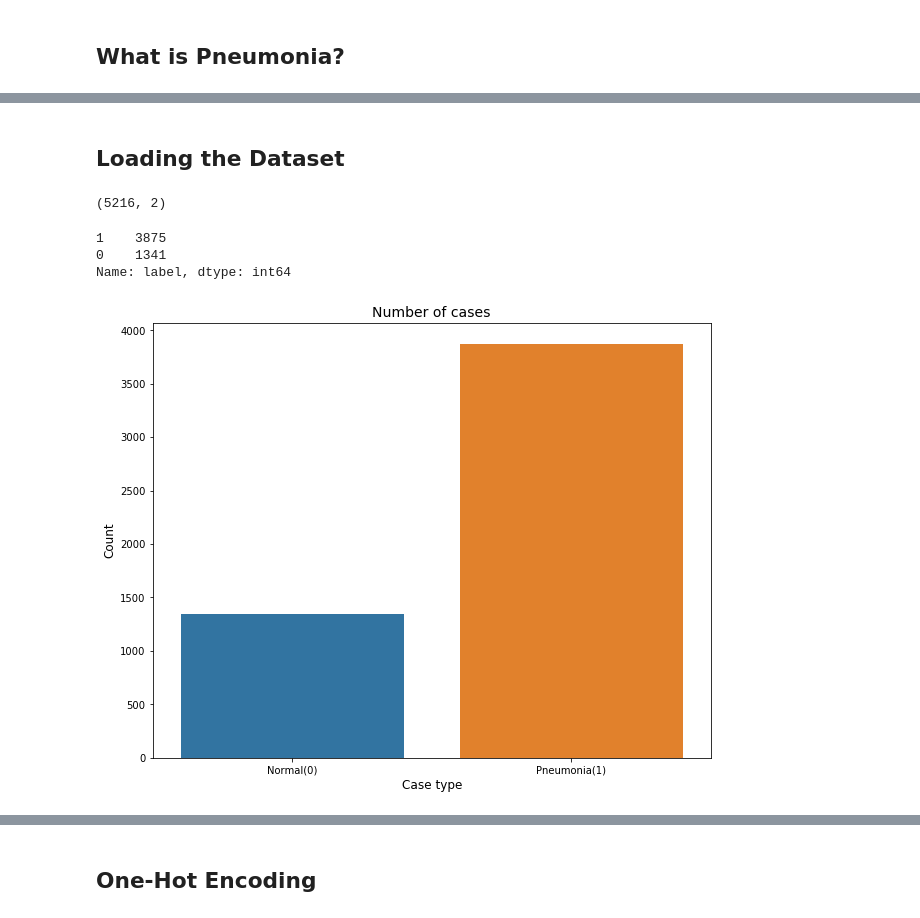
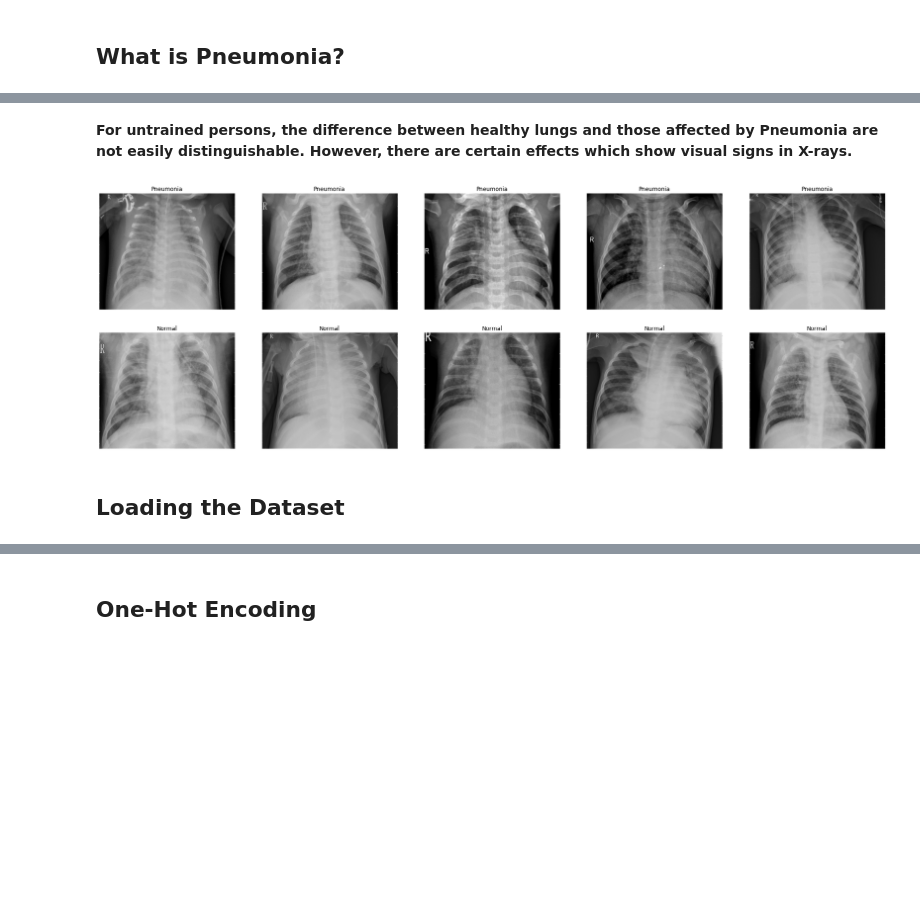
Before and after one commit to goha789/Pneumonia_Classification, a Jupyter notebook: Pneumonia_Classification_Momo.ipynb, the cells around one changed output, grey strips where cells are left out. Cells and saved outputs as stored; diff of their text form; code cells hidden in the pictures; blank space fills up the shorter version.

```diff
--- a/Pneumonia_Classification_Momo.ipynb
+++ b/Pneumonia_Classification_Momo.ipynb
@@ -52,2 +75,32 @@ non-resource variables are not supported in the long term
+# %% [markdown]
+<b>For untrained persons, the difference between healthy lungs and those affected by Pneumonia are not easily distinguishable. However, there are certain effects which show visual signs in X-rays.</b>
+# %%
+# Get few samples for both the classes
+normal = os.listdir('data/train/NORMAL')
+pneumonia = os.listdir('data/train/PNEUMONIA')
+
+normal_samples = []
+pneumonia_samples = []
+
+for i in range(10):
+    normal_samples.append(cv2.imread(os.path.join('data/train/NORMAL', normal[i]),cv2.IMREAD_GRAYSCALE))
+    pneumonia_samples.append(cv2.imread(os.path.join('data/train/PNEUMONIA', pneumonia[i]), cv2.IMREAD_GRAYSCALE))
+
+samples = pneumonia_samples + normal_samples
+
+# Plot the data
+f, ax = plt.subplots(2,5, figsize=(30,10))
+for i in range(10):
+    img = samples[i]
+    ax[i//5, i%5].imshow(img, cmap='gray')
+    if i<5:
+        ax[i//5, i%5].set_title("Pneumonia")
+    else:
+        ax[i//5, i%5].set_title("Normal")
+    ax[i//5, i%5].axis('off')
+    ax[i//5, i%5].set_aspect('auto')
+plt.show()
+# %% [output]
+[figure, added]
 # %% [markdown]
 ## Loading the Dataset
@@ -65,48 +106,0 @@ test_dir = data_dir / 'test'
-# %%
-normal_cases_dir = train_dir / 'NORMAL'
-pneumonia_cases_dir = train_dir / 'PNEUMONIA'
-
-# Get the list of all the images
-normal_cases = normal_cases_dir.glob('*.jpeg')
-pneumonia_cases = pneumonia_cases_dir.glob('*.jpeg')
-
-# An empty list. We will insert the data into this list in (img_path, label) format
-train_data = []
-
-# Go through all the normal cases. The label for these cases will be 0
-for img in normal_cases:
-    train_data.append((img,0))
-
-# Go through all the pneumonia cases. The label for these cases will be 1
-for img in pneumonia_cases:
-    train_data.append((img, 1))
-
-# Get a pandas dataframe from the data we have in our list
-train_data = pd.DataFrame(train_data, columns=['image', 'label'],index=None)
-
-# Shuffle the data
-train_data = train_data.sample(frac=1.).reset_index(drop=True)
-
-# How the dataframe looks like?
-train_data.head()
-print(train_data.shape)
-# %% [output]
-(5216, 2)
-# %%
-# Get the counts for each class
-cases_count = train_data['label'].value_counts()
-print(cases_count)
-
-# Plot the results
-plt.figure(figsize=(10,8))
-sns.barplot(x=cases_count.index, y= cases_count.values)
-plt.title('Number of cases', fontsize=14)
-plt.xlabel('Case type', fontsize=12)
-plt.ylabel('Count', fontsize=12)
-plt.xticks(range(len(cases_count.index)), ['Normal(0)', 'Pneumonia(1)'])
-plt.show()
-# %% [output]
-1    3875
-0    1341
-Name: label, dtype: int64
-[figure, removed]
```
Also changed, not shown: parts of 42 cells of this notebook, 3 other files.
